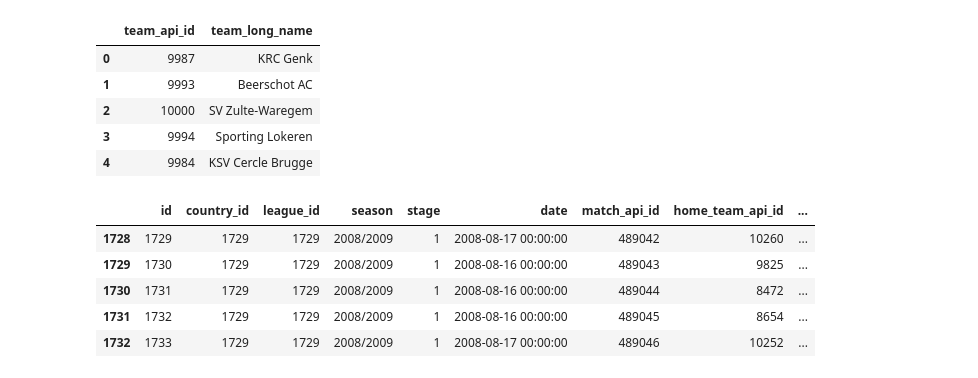
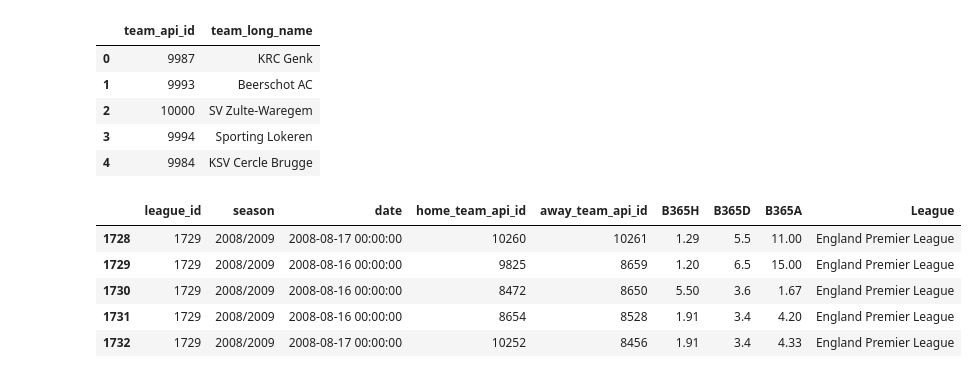
Before and after one commit to jartigag/football-entropy, a Jupyter notebook: notebooks/1.1-jartigag-visualize-leagues-and-teams-predictability.ipynb, the cells around one changed output. Saved outputs shown, nothing was run; the diff lists cells and outputs as text; code cells hidden in the pictures.

```diff
--- a/notebooks/1.1-jartigag-visualize-leagues-and-teams-predictability.ipynb
+++ b/notebooks/1.1-jartigag-visualize-leagues-and-teams-predictability.ipynb
@@ -56,15 +64,16 @@ leagues = countries.merge(leagues,on='id',suffixes=('', '_y'))
 # %%
 #select relevant fields
 matches = matches[matches.league_id.isin(leagues.id)]
-matches = matches[['id', 'country_id' ,'league_id', 'season', 'stage', 'date','match_api_id', 'home_team_api_id', 'away_team_api_id','B365H', 'B365D' ,'B365A']]
+matches = matches[['league_id', 'season', 'date', 'home_team_api_id', 'away_team_api_id', 'B365H', 'B365D' ,'B365A']]
+matches['League'] = matches.league_id.map(leagues.set_index('id')['name_y'])
 matches.head()
 # %% [output]
-|  | id | country_id | league_id | season | stage | date | match_api_id | home_team_api_id | ... |
-| 1728 | 1729 | 1729 | 1729 | 2008/2009 | 1 | 2008-08-17 00:00:00 | 489042 | 10260 | ... |
-| 1729 | 1730 | 1729 | 1729 | 2008/2009 | 1 | 2008-08-16 00:00:00 | 489043 | 9825 | ... |
-| 1730 | 1731 | 1729 | 1729 | 2008/2009 | 1 | 2008-08-16 00:00:00 | 489044 | 8472 | ... |
-| 1731 | 1732 | 1729 | 1729 | 2008/2009 | 1 | 2008-08-16 00:00:00 | 489045 | 8654 | ... |
-| 1732 | 1733 | 1729 | 1729 | 2008/2009 | 1 | 2008-08-17 00:00:00 | 489046 | 10252 | ... |
+|  | league_id | season | date | home_team_api_id | away_team_api_id | B365H | B365D | B365A | League |
+| 1728 | 1729 | 2008/2009 | 2008-08-17 00:00:00 | 10260 | 10261 | 1.29 | 5.5 | 11.00 | England Premier League |
+| 1729 | 1729 | 2008/2009 | 2008-08-16 00:00:00 | 9825 | 8659 | 1.20 | 6.5 | 15.00 | England Premier League |
+| 1730 | 1729 | 2008/2009 | 2008-08-16 00:00:00 | 8472 | 8650 | 5.50 | 3.6 | 1.67 | England Premier League |
+| 1731 | 1729 | 2008/2009 | 2008-08-16 00:00:00 | 8654 | 8528 | 1.91 | 3.4 | 4.20 | England Premier League |
+| 1732 | 1729 | 2008/2009 | 2008-08-17 00:00:00 | 10252 | 8456 | 1.91 | 3.4 | 4.33 | England Premier League |
 # %%
 from scipy.stats import entropy
 
```
Also changed, not shown: parts of 6 cells of this notebook, 7 other files.
